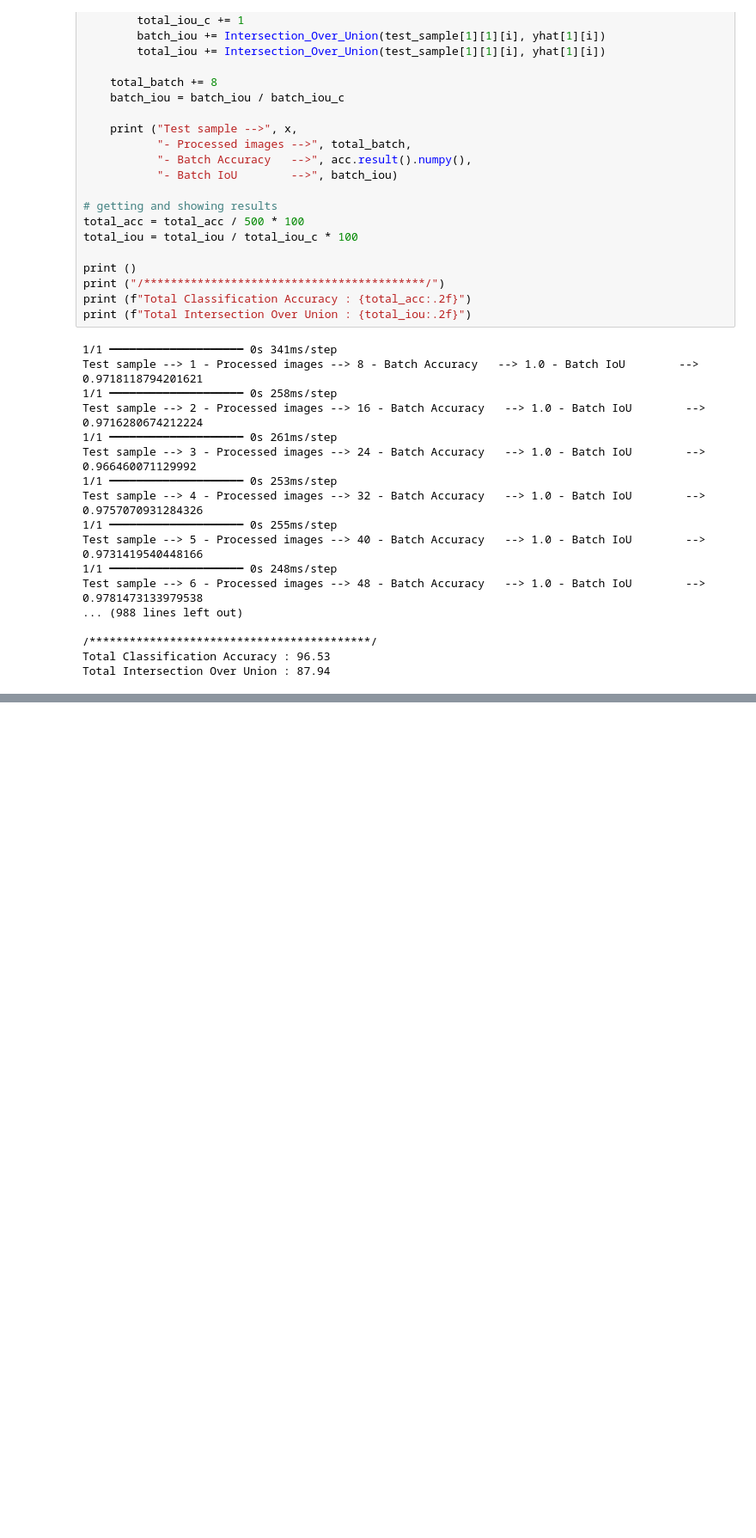
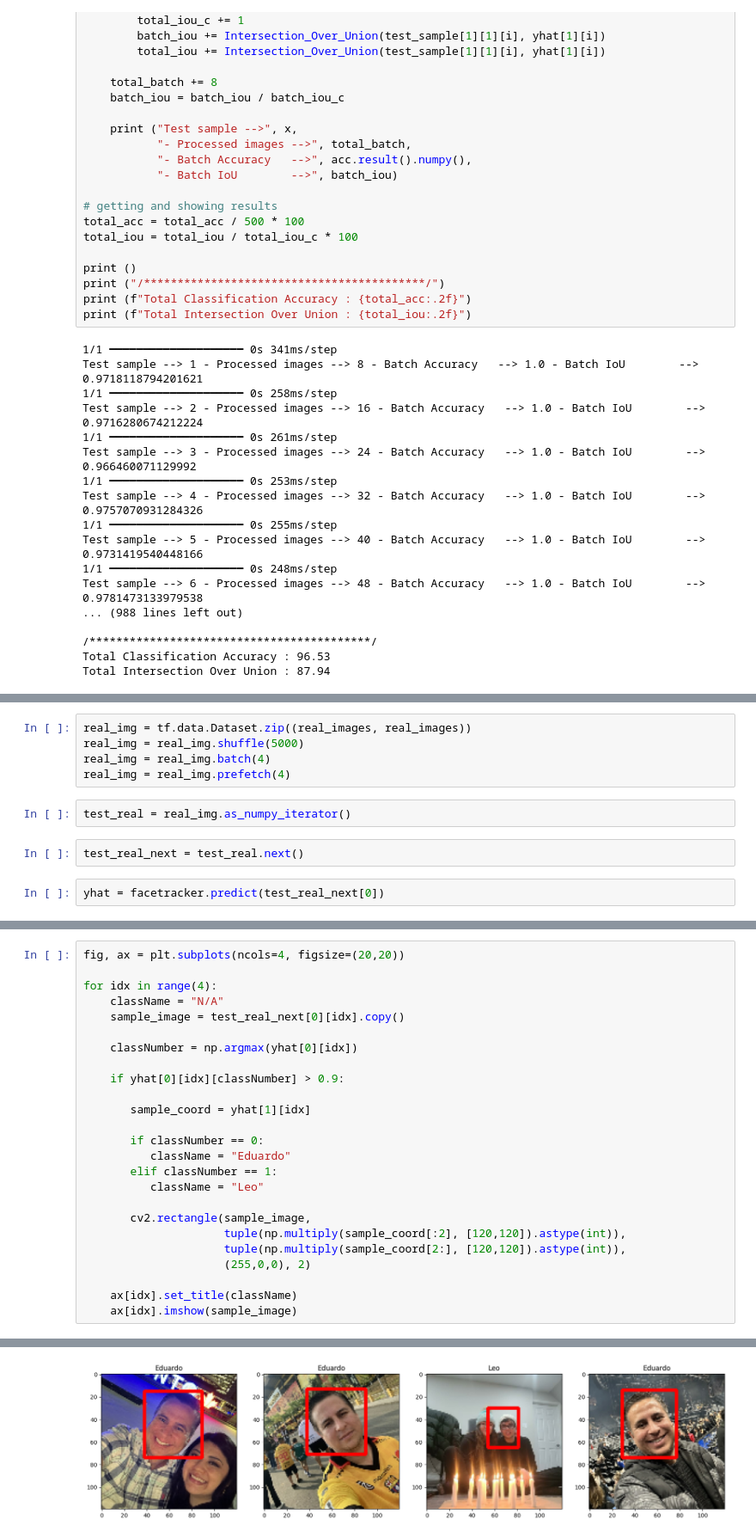
Before and after one commit to kompany04/Capstone_Project, a Jupyter notebook: Notebooks/BDM-3035_04_training.ipynb, the cells around one changed output, grey strips where cells are left out. Shown at 86% size. Drawn from its saved outputs; the diff is of its cells as text; blank space fills up the shorter version.

```diff
--- a/Notebooks/BDM-3035_04_training.ipynb
+++ b/Notebooks/BDM-3035_04_training.ipynb
@@ -706,0 +755,11 @@ Total Intersection Over Union : 87.94
+# %%
+real_img = tf.data.Dataset.zip((real_images, real_images))
+real_img = real_img.shuffle(5000)
+real_img = real_img.batch(4)
+real_img = real_img.prefetch(4)
+# %%
+test_real = real_img.as_numpy_iterator()
+# %%
+test_real_next = test_real.next()
+# %%
+yhat = facetracker.predict(test_real_next[0])
@@ -706,0 +779,26 @@ Total Intersection Over Union : 87.94
+# %%
+fig, ax = plt.subplots(ncols=4, figsize=(20,20))
+
+for idx in range(4):
+    className = "N/A"
+    sample_image = test_real_next[0][idx].copy()
+
+    classNumber = np.argmax(yhat[0][idx])
+
+    if yhat[0][idx][classNumber] > 0.9:
+
+       sample_coord = yhat[1][idx]
+
+       if classNumber == 0:
+          className = "Eduardo"
+       elif classNumber == 1:
+          className = "Leo"
+
+       cv2.rectangle(sample_image,
+                     tuple(np.multiply(sample_coord[:2], [120,120]).astype(int)),
+                     tuple(np.multiply(sample_coord[2:], [120,120]).astype(int)),
+                     (255,0,0), 2)
+
+    ax[idx].set_title(className)
+    ax[idx].imshow(sample_image)
+# %% [output]
@@ -706,0 +809 @@ Total Intersection Over Union : 87.94
+[figure, added]
```
Also changed, not shown: parts of 11 cells of this notebook, 6 other files.
